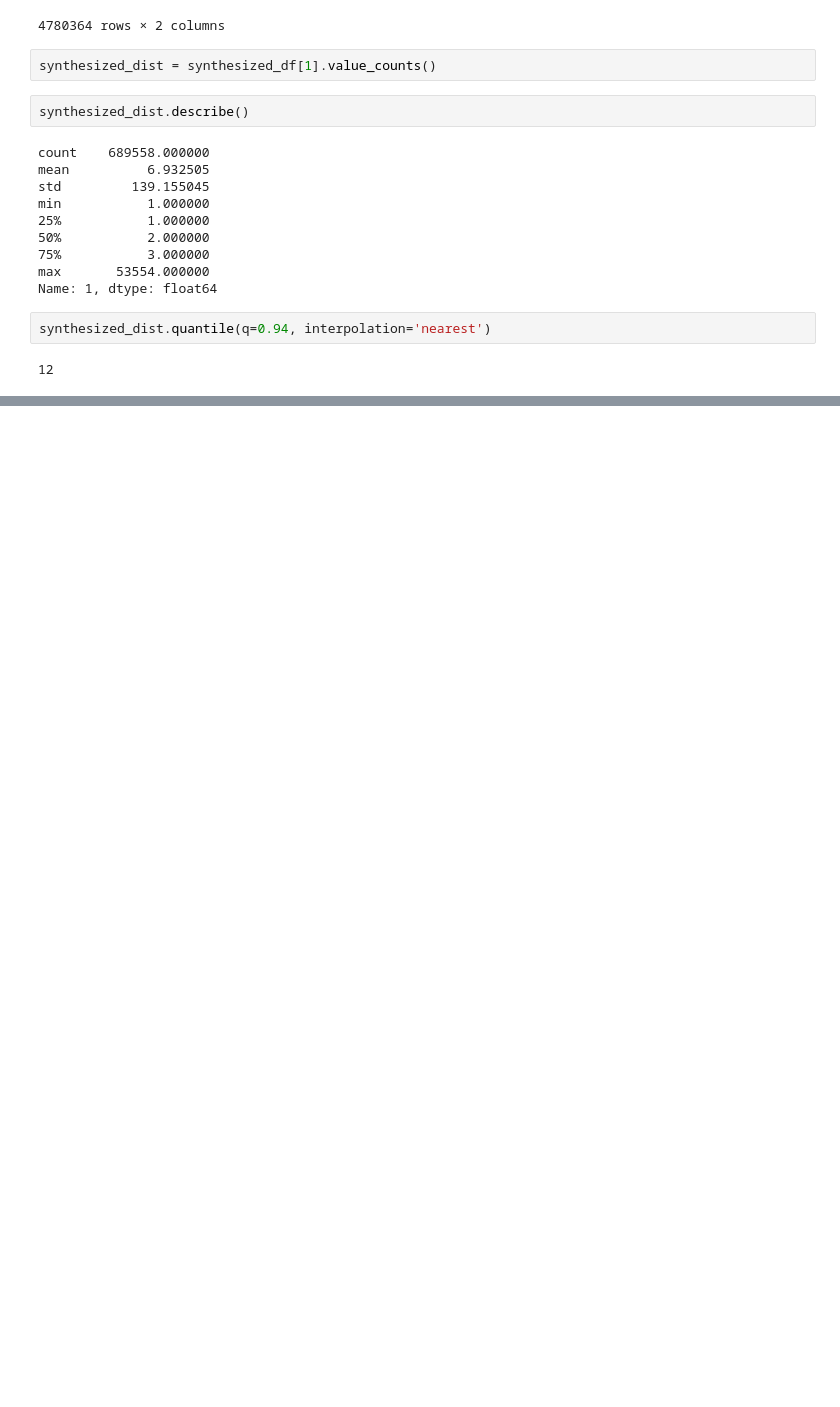
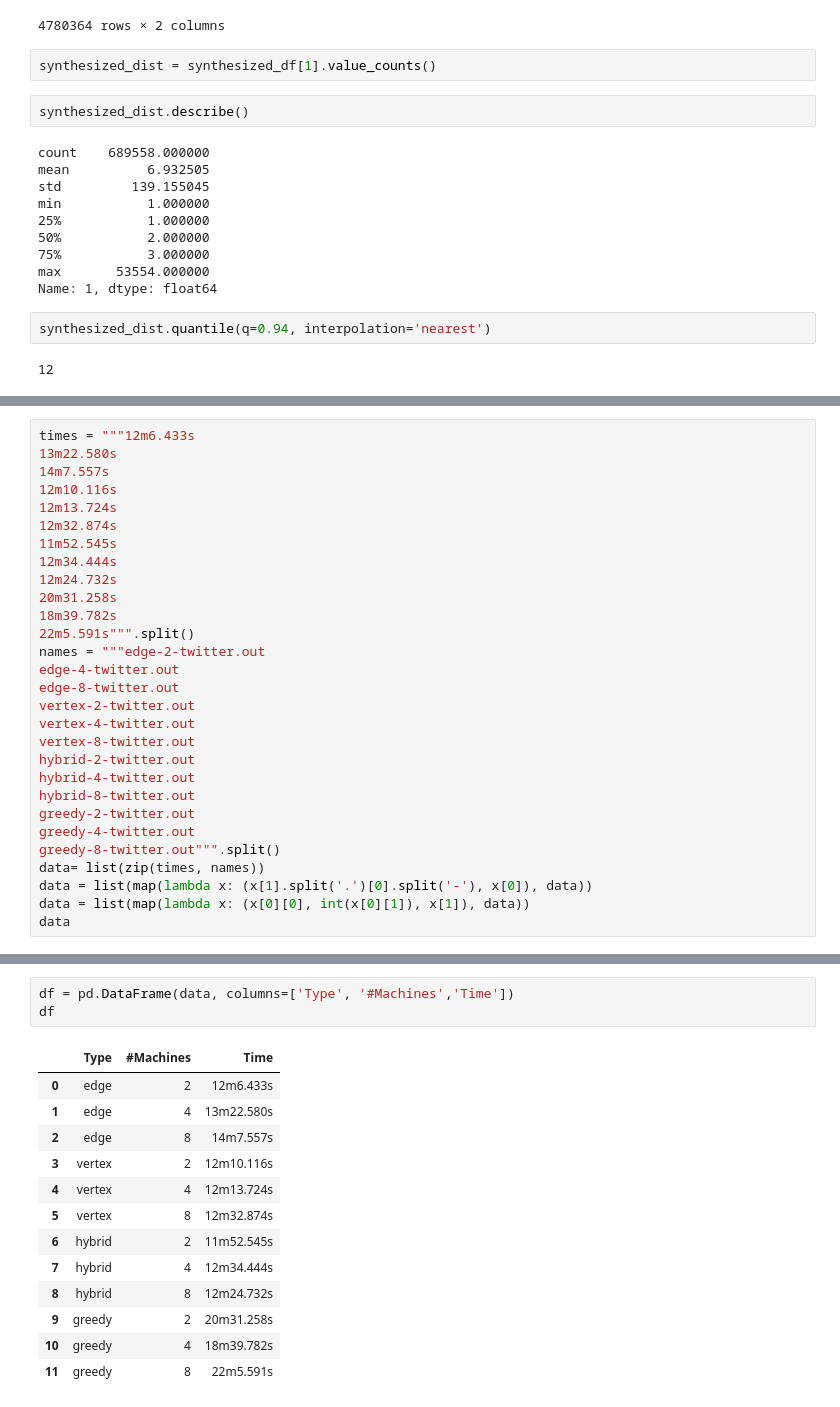
Before and after one commit to TiagoMAntunes/big-data-class-2021, a Jupyter notebook: hw8/analysis.ipynb, the cells around one changed output, grey strips where cells are left out. Saved outputs shown, nothing was run; the diff lists cells and outputs as text; blank space fills up the shorter version.

```diff
--- a/hw8/analysis.ipynb
+++ b/hw8/analysis.ipynb
@@ -83,0 +188,29 @@ synthesized_dist.quantile(q=0.94, interpolation='nearest')
+# %%
+times = """12m6.433s
+13m22.580s
+14m7.557s
+12m10.116s
+12m13.724s
+12m32.874s
+11m52.545s
+12m34.444s
+12m24.732s
+20m31.258s
+18m39.782s
+22m5.591s""".split()
+names = """edge-2-twitter.out
+edge-4-twitter.out
+edge-8-twitter.out
+vertex-2-twitter.out
+vertex-4-twitter.out
+vertex-8-twitter.out
+hybrid-2-twitter.out
+hybrid-4-twitter.out
+hybrid-8-twitter.out
+greedy-2-twitter.out
+greedy-4-twitter.out
+greedy-8-twitter.out""".split()
+data= list(zip(times, names))
+data = list(map(lambda x: (x[1].split('.')[0].split('-'), x[0]), data))
+data = list(map(lambda x: (x[0][0], int(x[0][1]), x[1]), data))
+data
@@ -83,0 +230,17 @@ synthesized_dist.quantile(q=0.94, interpolation='nearest')
+# %%
+df = pd.DataFrame(data, columns=['Type', '#Machines','Time'])
+df
+# %% [output]
+|  | Type | #Machines | Time |
+| 0 | edge | 2 | 12m6.433s |
+| 1 | edge | 4 | 13m22.580s |
+| 2 | edge | 8 | 14m7.557s |
+| 3 | vertex | 2 | 12m10.116s |
+| 4 | vertex | 4 | 12m13.724s |
+| 5 | vertex | 8 | 12m32.874s |
+| 6 | hybrid | 2 | 11m52.545s |
+| 7 | hybrid | 4 | 12m34.444s |
+| 8 | hybrid | 8 | 12m24.732s |
+| 9 | greedy | 2 | 20m31.258s |
+| 10 | greedy | 4 | 18m39.782s |
+| 11 | greedy | 8 | 22m5.591s |
```
Also changed, not shown: parts of 9 cells of this notebook, 1 other file.
